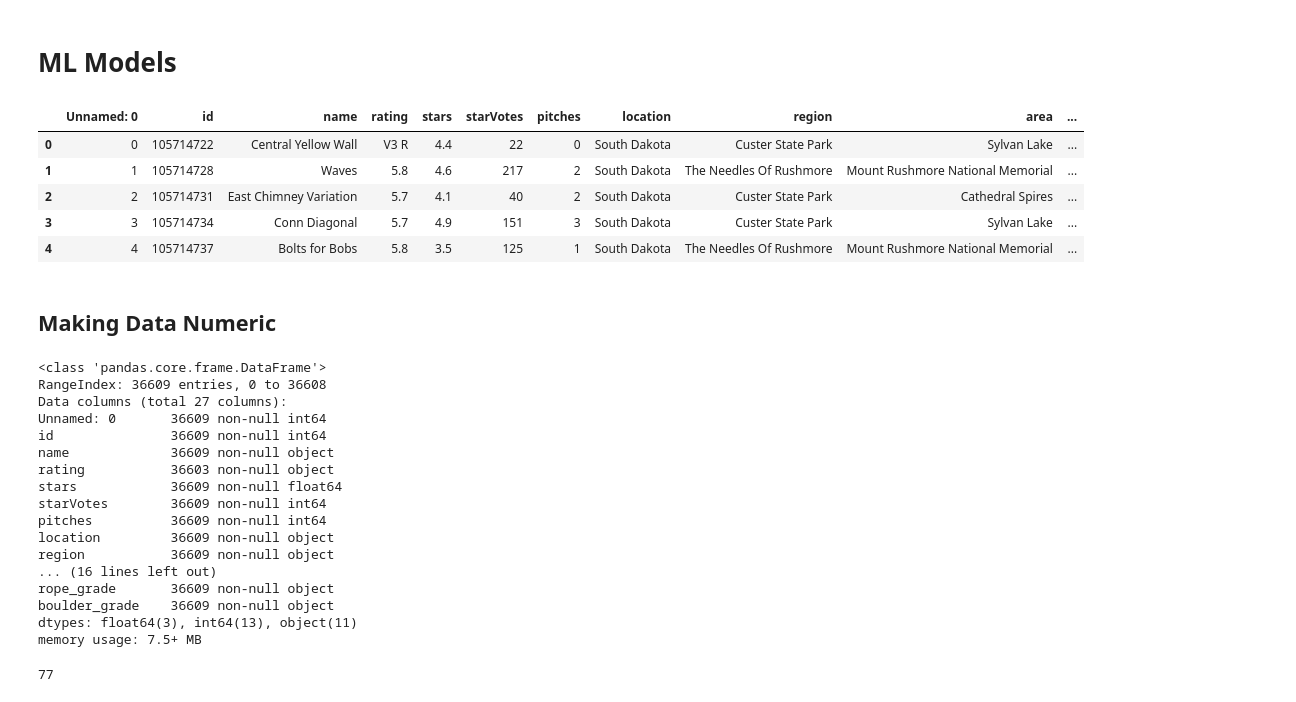
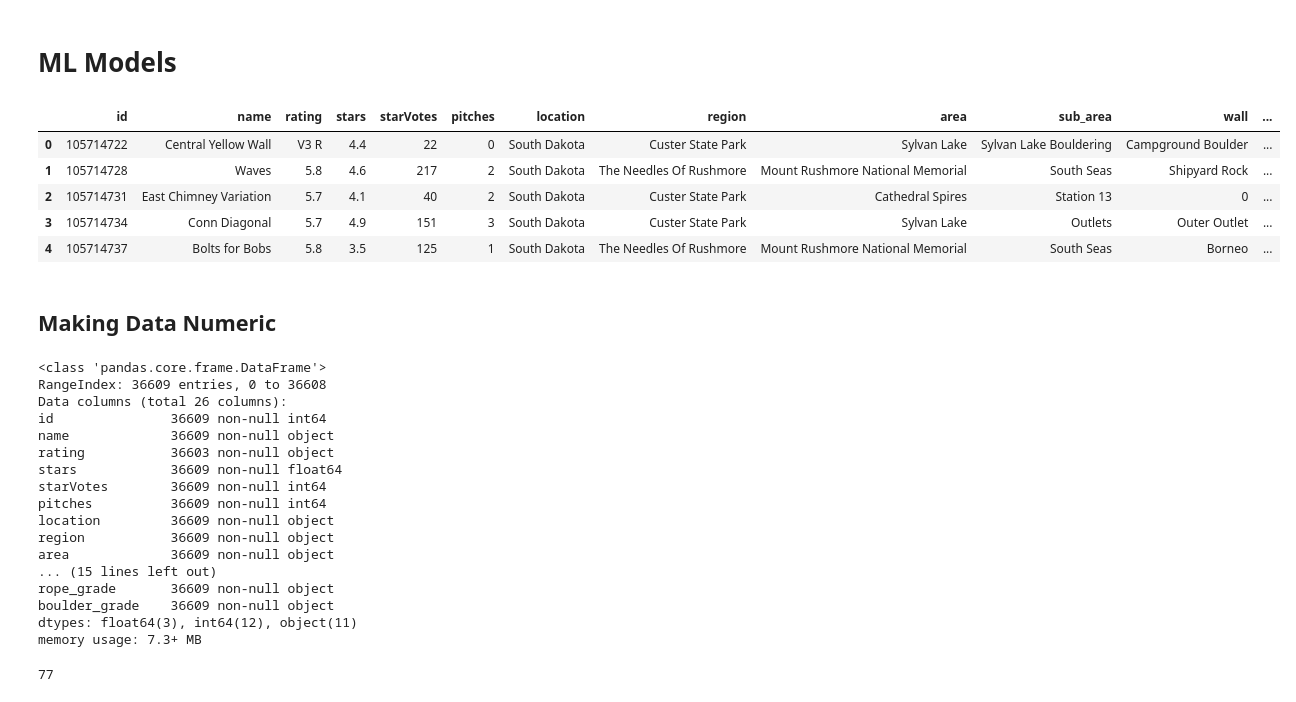
Before and after one commit to gseemann/climb_recommender, a Jupyter notebook: models.ipynb, the cells around one changed output. Drawn from its saved outputs; the diff is of its cells as text; code cells hidden in the pictures.

```diff
--- a/models.ipynb
+++ b/models.ipynb
@@ -293,14 +294,15 @@ diff_grade = {'Rope': ['3rd',
 # %%
 df = pd.read_csv('clean_data.csv')
 pd.set_option('display.max_columns', 50)
+df.drop(columns='Unnamed: 0', inplace=True)
 df.head()
 # %% [output]
-|  | Unnamed: 0 | id | name | rating | stars | starVotes | pitches | location | region | area | ... |
-| 0 | 0 | 105714722 | Central Yellow Wall | V3 R | 4.4 | 22 | 0 | South Dakota | Custer State Park | Sylvan Lake | ... |
-| 1 | 1 | 105714728 | Waves | 5.8 | 4.6 | 217 | 2 | South Dakota | The Needles Of Rushmore | Mount Rushmore National Memorial | ... |
-| 2 | 2 | 105714731 | East Chimney Variation | 5.7 | 4.1 | 40 | 2 | South Dakota | Custer State Park | Cathedral Spires | ... |
-| 3 | 3 | 105714734 | Conn Diagonal | 5.7 | 4.9 | 151 | 3 | South Dakota | Custer State Park | Sylvan Lake | ... |
-| 4 | 4 | 105714737 | Bolts for Bobs | 5.8 | 3.5 | 125 | 1 | South Dakota | The Needles Of Rushmore | Mount Rushmore National Memorial | ... |
+|  | id | name | rating | stars | starVotes | pitches | location | region | area | sub_area | wall | ... |
+| 0 | 105714722 | Central Yellow Wall | V3 R | 4.4 | 22 | 0 | South Dakota | Custer State Park | Sylvan Lake | Sylvan Lake Bouldering | Campground Boulder | ... |
+| 1 | 105714728 | Waves | 5.8 | 4.6 | 217 | 2 | South Dakota | The Needles Of Rushmore | Mount Rushmore National Memorial | South Seas | Shipyard Rock | ... |
+| 2 | 105714731 | East Chimney Variation | 5.7 | 4.1 | 40 | 2 | South Dakota | Custer State Park | Cathedral Spires | Station 13 | 0 | ... |
+| 3 | 105714734 | Conn Diagonal | 5.7 | 4.9 | 151 | 3 | South Dakota | Custer State Park | Sylvan Lake | Outlets | Outer Outlet | ... |
+| 4 | 105714737 | Bolts for Bobs | 5.8 | 3.5 | 125 | 1 | South Dakota | The Needles Of Rushmore | Mount Rushmore National Memorial | South Seas | Borneo | ... |
 # %% [markdown]
 ## Making Data Numeric
 # %%
@@ -308,8 +310,7 @@ df.info()
 # %% [output]
 <class 'pandas.core.frame.DataFrame'>
 RangeIndex: 36609 entries, 0 to 36608
-Data columns (total 27 columns):
-Unnamed: 0       36609 non-null int64
+Data columns (total 26 columns):
 id               36609 non-null int64
 name             36609 non-null object
 rating           36603 non-null object
@@ -318,11 +319,12 @@ starVotes        36609 non-null int64
 pitches          36609 non-null int64
 location         36609 non-null object
 region           36609 non-null object
-... (16 lines left out)
+area             36609 non-null object
+... (15 lines left out)
 rope_grade       36609 non-null object
 boulder_grade    36609 non-null object
-dtypes: float64(3), int64(13), object(11)
-memory usage: 7.5+ MB
+dtypes: float64(3), int64(12), object(11)
+memory usage: 7.3+ MB
 # %%
 len(diff_grade['Rope'])
 # %% [output]
```
Also changed, not shown: parts of 44 cells of this notebook.
